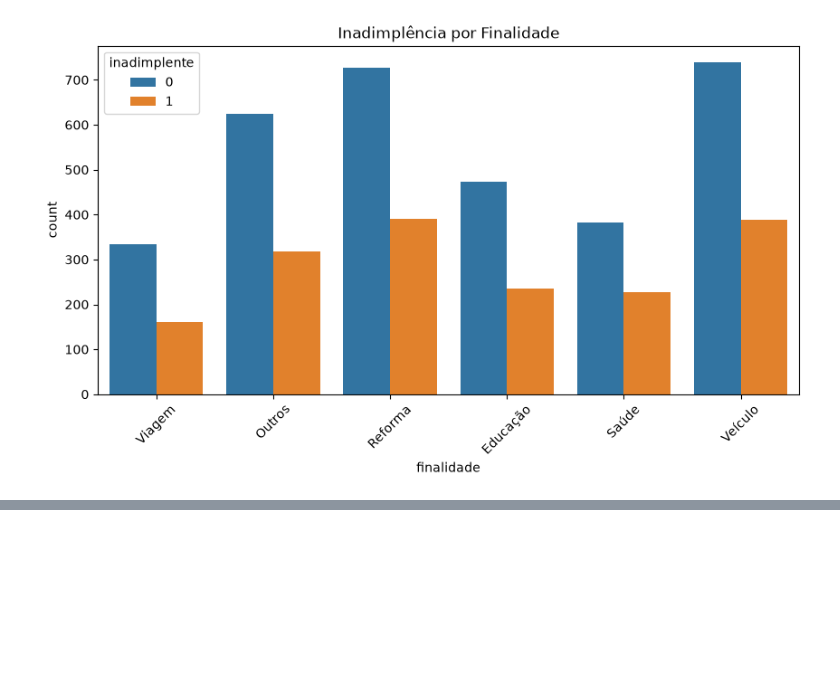
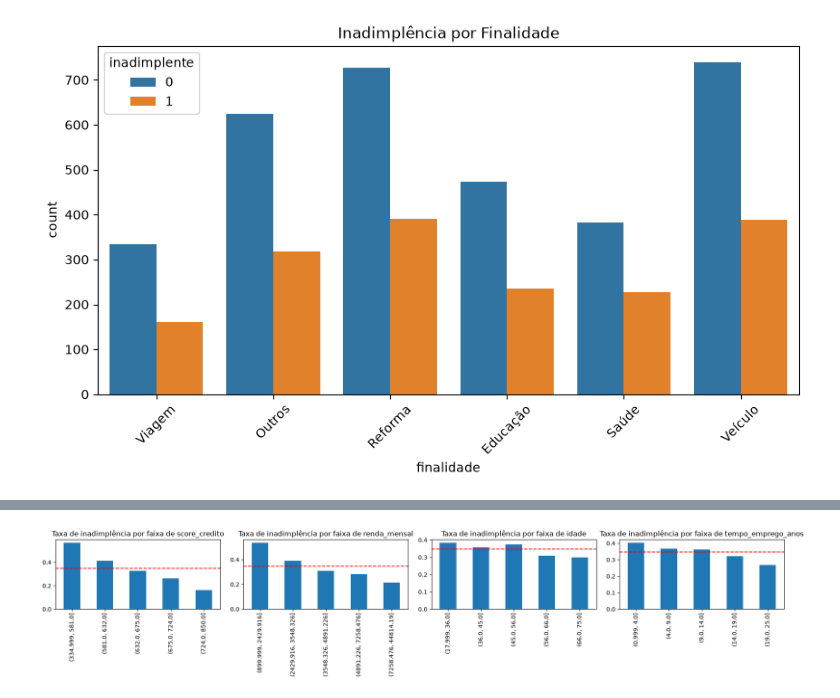
Before and after one commit to caioeserpa/CredAIR, a Jupyter notebook: notebooks/notebook.ipynb, the cells around one changed output, grey strips where cells are left out. Cells and saved outputs as stored; diff of their text form; code cells hidden in the pictures; blank space fills up the shorter version.

```diff
--- a/notebooks/notebook.ipynb
+++ b/notebooks/notebook.ipynb
@@ -272,0 +377,10 @@ plt.show()
+# %%
+# Taxa de inadimplência por faixas (quintis) das variáveis numéricas contínuas
+fig, axes = plt.subplots(1, 4, figsize=(18, 3.8))
+for ax, c in zip(axes, ["score_credito", "renda_mensal", "idade", "tempo_emprego_anos"]):
+    t = df_limpo.groupby(pd.qcut(df_limpo[c], 5, duplicates="drop"))["inadimplente"].mean()
+    t.plot(kind="bar", ax=ax); ax.set_title(f"Taxa de inadimplência por faixa de {c}")
+    ax.set_xlabel(""); ax.axhline(df_limpo["inadimplente"].mean(), color="red", ls="--")
+plt.tight_layout(); plt.show()
+# %% [output]
+[figure, added]
```
Also changed, not shown: parts of 11 cells of this notebook.
